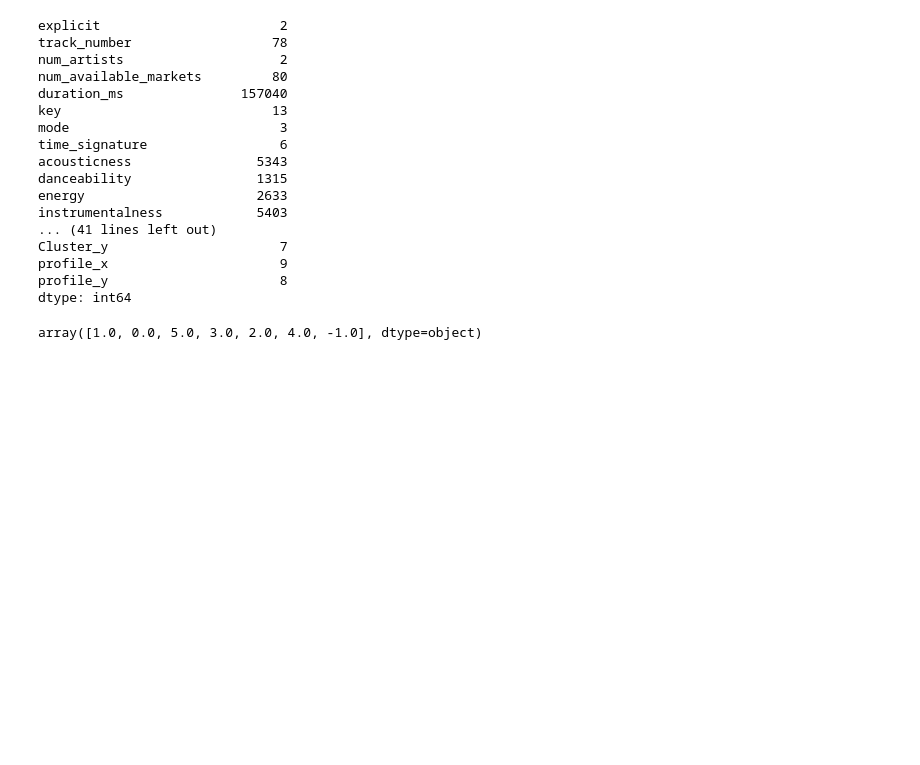
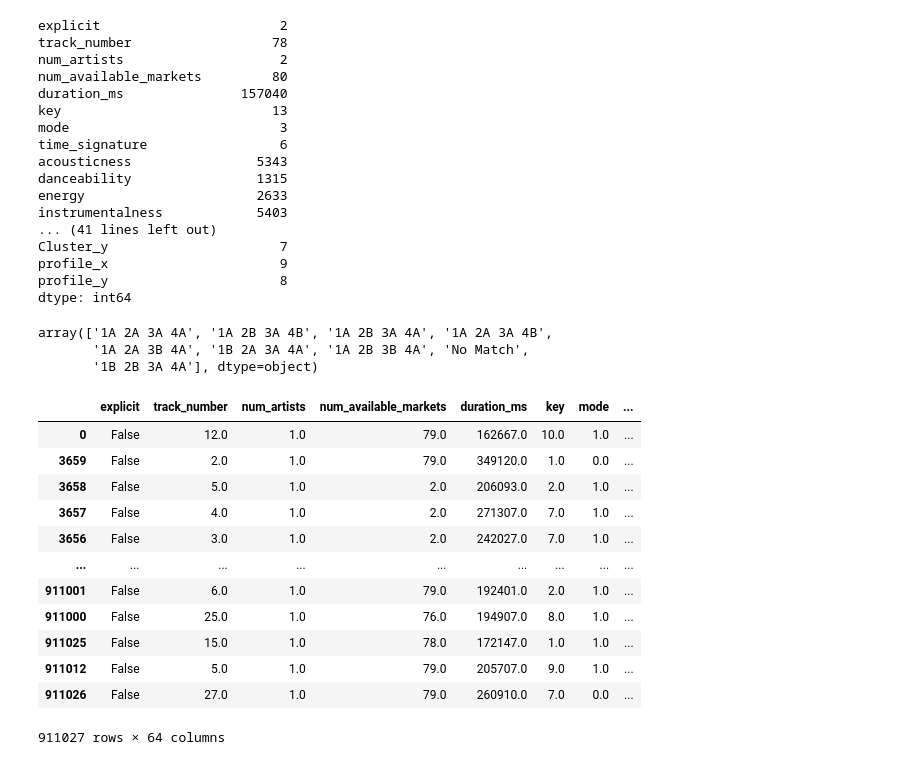
Before and after one commit to l4vd/Ba_first_tries, a Jupyter notebook: models/Original_MLP/Network_Analysis.ipynb, the cells around one changed output. Cells and saved outputs as stored; diff of their text form; code cells hidden in the pictures; blank space fills up the shorter version.

```diff
--- a/models/Original_MLP/Network_Analysis.ipynb
+++ b/models/Original_MLP/Network_Analysis.ipynb
@@ -1569,6 +1588,25 @@ profile_x                      9
 profile_y                      8
 dtype: int64
 # %%
-X["Cluster_x"].unique()
+X["profile_x"].unique()
 # %% [output]
-array([1.0, 0.0, 5.0, 3.0, 2.0, 4.0, -1.0], dtype=object)
+array(['1A 2A 3A 4A', '1A 2B 3A 4B', '1A 2B 3A 4A', '1A 2A 3A 4B',
+       '1A 2A 3B 4A', '1B 2A 3A 4A', '1A 2B 3B 4A', 'No Match',
+       '1B 2B 3A 4A'], dtype=object)
+# %%
+df_encoded = pd.get_dummies(X, columns=["profile_x"], drop_first=False)
+df_encoded
+# %% [output]
+|  | explicit | track_number | num_artists | num_available_markets | duration_ms | key | mode | ... |
+| 0 | False | 12.0 | 1.0 | 79.0 | 162667.0 | 10.0 | 1.0 | ... |
+| 3659 | False | 2.0 | 1.0 | 79.0 | 349120.0 | 1.0 | 0.0 | ... |
+| 3658 | False | 5.0 | 1.0 | 2.0 | 206093.0 | 2.0 | 1.0 | ... |
+| 3657 | False | 4.0 | 1.0 | 2.0 | 271307.0 | 7.0 | 1.0 | ... |
+| 3656 | False | 3.0 | 1.0 | 2.0 | 242027.0 | 7.0 | 1.0 | ... |
+| ... | ... | ... | ... | ... | ... | ... | ... | ... |
+| 911001 | False | 6.0 | 1.0 | 79.0 | 192401.0 | 2.0 | 1.0 | ... |
+| 911000 | False | 25.0 | 1.0 | 76.0 | 194907.0 | 8.0 | 1.0 | ... |
+| 911025 | False | 15.0 | 1.0 | 78.0 | 172147.0 | 1.0 | 1.0 | ... |
+| 911012 | False | 5.0 | 1.0 | 79.0 | 205707.0 | 9.0 | 1.0 | ... |
+| 911026 | False | 27.0 | 1.0 | 79.0 | 260910.0 | 7.0 | 0.0 | ... |
+911027 rows × 64 columns
```
Also changed, not shown: parts of 6 cells of this notebook.
